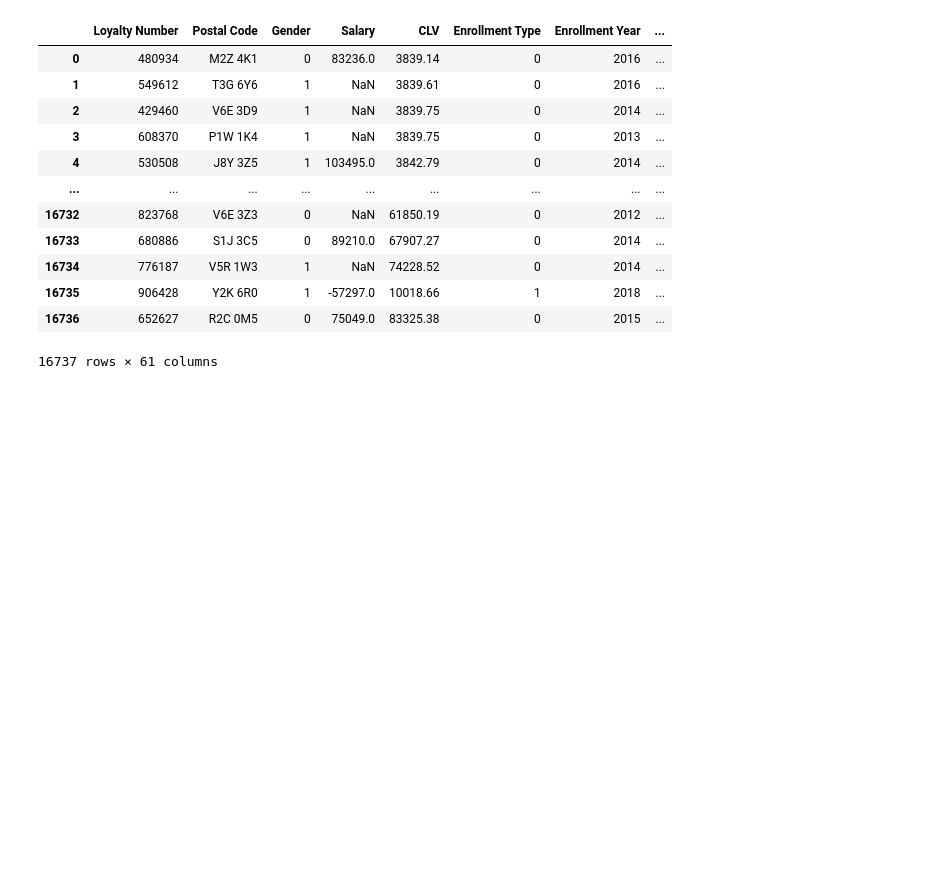
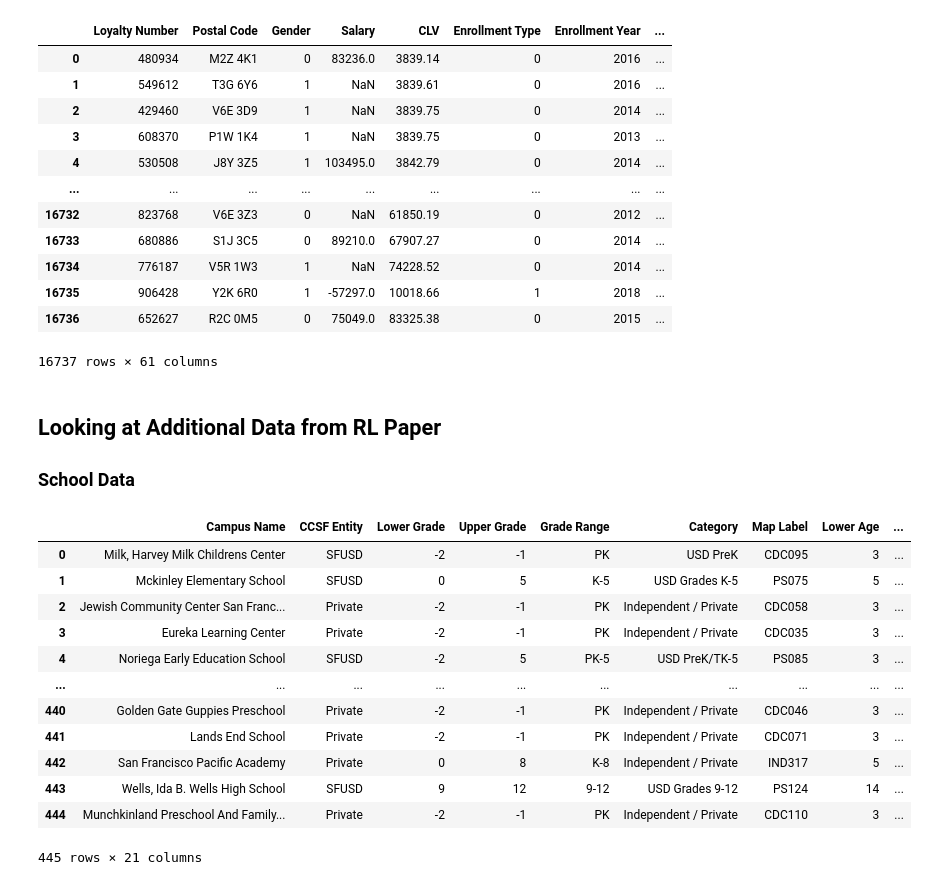
Before and after one commit to adeldelvalle/FA_RL_Sketches, a Jupyter notebook: playground.ipynb, the cells around one changed output. Cells and saved outputs as stored; diff of their text form; code cells hidden in the pictures; blank space fills up the shorter version.

```diff
--- a/playground.ipynb
+++ b/playground.ipynb
@@ -230,3 +217,23 @@ Encoding for column Enrollment Type => {'Standard': 0, '2018 Promotion': 1}
 | 16735 | 906428 | Y2K 6R0 | 1 | -57297.0 | 10018.66 | 1 | 2018 | ... |
 | 16736 | 652627 | R2C 0M5 | 0 | 75049.0 | 83325.38 | 0 | 2015 | ... |
 16737 rows × 61 columns
+# %% [markdown]
+## Looking at Additional Data from RL Paper
+### School Data
+# %%
+df = pd.read_csv("data/Schools.csv")
+df
+# %% [output]
+|  | Campus Name | CCSF Entity | Lower Grade | Upper Grade | Grade Range | Category | Map Label | Lower Age | ... |
+| 0 | Milk, Harvey Milk Childrens Center | SFUSD | -2 | -1 | PK | USD PreK | CDC095 | 3 | ... |
+| 1 | Mckinley Elementary School | SFUSD | 0 | 5 | K-5 | USD Grades K-5 | PS075 | 5 | ... |
+| 2 | Jewish Community Center San Franc... | Private | -2 | -1 | PK | Independent / Private | CDC058 | 3 | ... |
+| 3 | Eureka Learning Center | Private | -2 | -1 | PK | Independent / Private | CDC035 | 3 | ... |
+| 4 | Noriega Early Education School | SFUSD | -2 | 5 | PK-5 | USD PreK/TK-5 | PS085 | 3 | ... |
+| ... | ... | ... | ... | ... | ... | ... | ... | ... | ... |
+| 440 | Golden Gate Guppies Preschool | Private | -2 | -1 | PK | Independent / Private | CDC046 | 3 | ... |
+| 441 | Lands End School | Private | -2 | -1 | PK | Independent / Private | CDC071 | 3 | ... |
+| 442 | San Francisco Pacific Academy | Private | 0 | 8 | K-8 | Independent / Private | IND317 | 5 | ... |
+| 443 | Wells, Ida B. Wells High School | SFUSD | 9 | 12 | 9-12 | USD Grades 9-12 | PS124 | 14 | ... |
+| 444 | Munchkinland Preschool And Family... | Private | -2 | -1 | PK | Independent / Private | CDC110 | 3 | ... |
+445 rows × 21 columns
```
Also changed, not shown: parts of 6 cells of this notebook, 4 other files.
